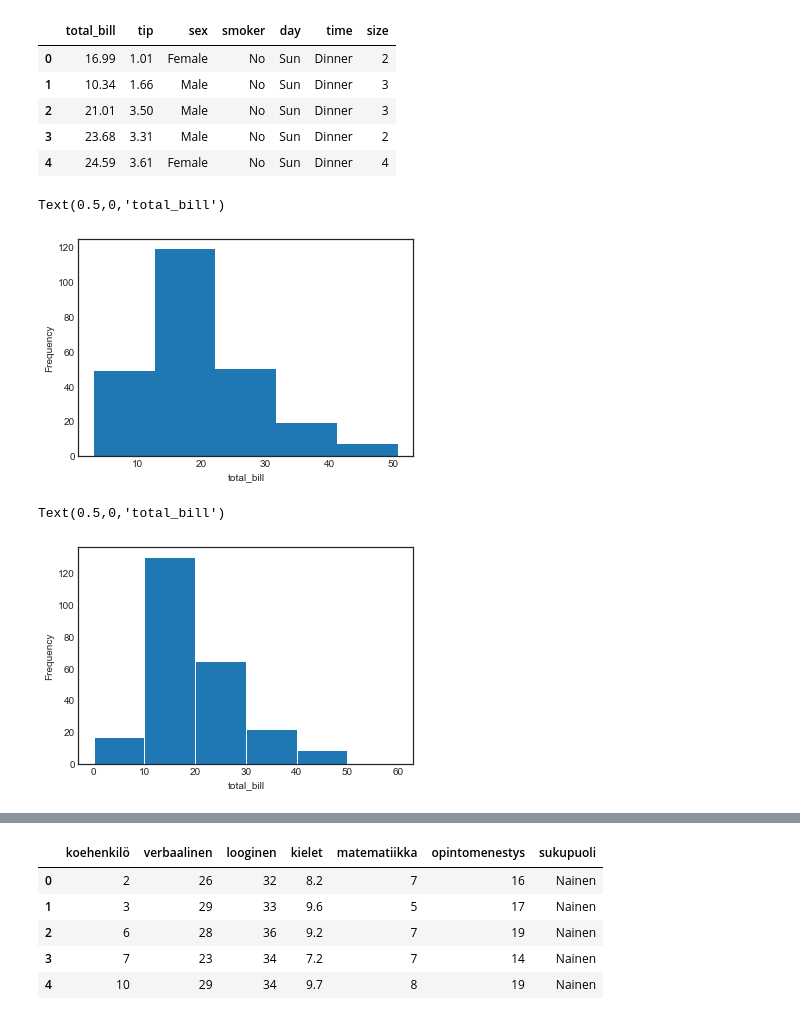
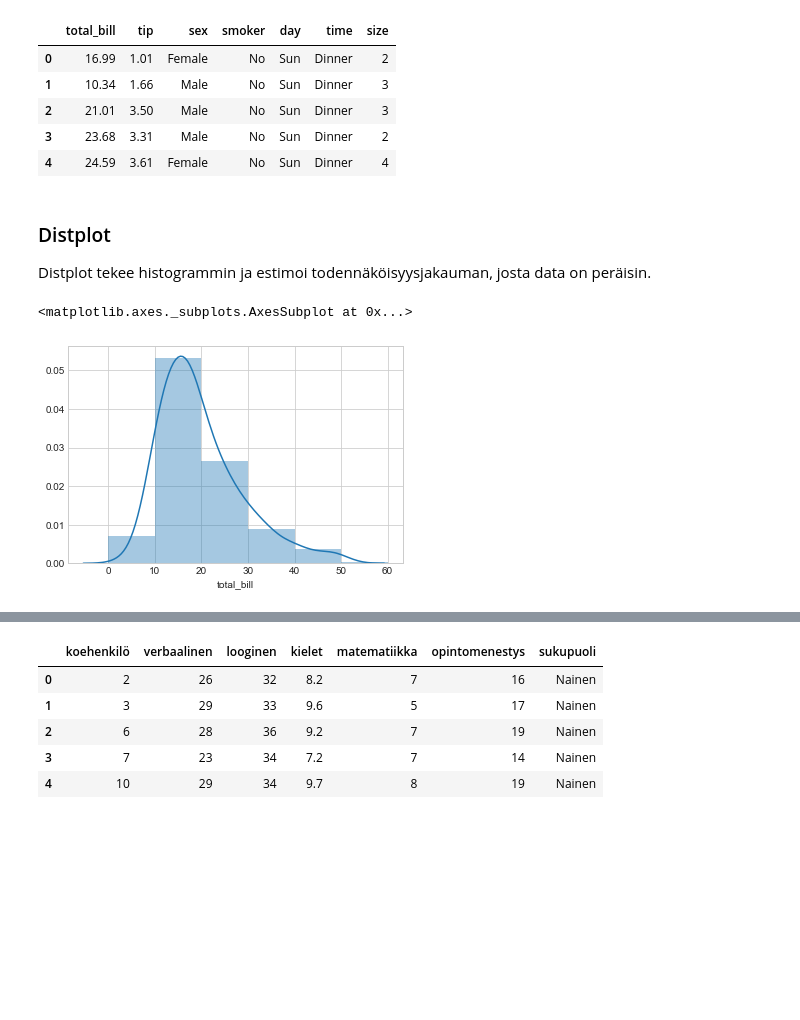
Before and after one commit to taanila/tilastoapu, a Jupyter notebook: kuviot3.ipynb, the cells around one changed output, grey strips where cells are left out. Saved outputs shown, nothing was run; the diff lists cells and outputs as text; code cells hidden in the pictures; blank space fills up the shorter version.

Commit message:
Seaborn-kirjaston kaavioita määrällisille muuttujille

```diff
--- a/kuviot3.ipynb
+++ b/kuviot3.ipynb
@@ -1,10 +9,10 @@
 # %%
 import pandas as pd
-import numpy as np
 import matplotlib.pyplot as plt
 import seaborn as sns
 %matplotlib inline
-plt.style.use('seaborn-white')
+
+plt.style.use('seaborn-whitegrid')
 # %%
 tips = sns.load_dataset('tips')
 tips.head()
@@ -15,15 +23,13 @@ tips.head()
 | 2 | 21.01 | 3.50 | Male | No | Sun | Dinner | 3 |
 | 3 | 23.68 | 3.31 | Male | No | Sun | Dinner | 2 |
 | 4 | 24.59 | 3.61 | Female | No | Sun | Dinner | 4 |
-# %%
-ax=tips['total_bill'].plot.hist(bins=5)
-ax.set_xlabel('total_bill')
-# %% [output]
-Text(0.5,0,'total_bill')
-[figure, removed]
+# %% [markdown]
+<h3>Distplot</h3>
+
+Distplot tekee histogrammin ja estimoi todennäköisyysjakauman, josta data on peräisin.
 # %%
-ax=tips['total_bill'].plot.hist(bins=[0,10,20,30,40,50,60], edgecolor='white')
-ax.set_xlabel('total_bill')
+#Poistan puuttuvat arvot dropna()-funktiolla
+sns.distplot(a=tips['total_bill'].dropna(), bins=[0,10,20,30,40,50,60])
 # %% [output]
-Text(0.5,0,'total_bill')
+<matplotlib.axes._subplots.AxesSubplot at 0x...>
-[figure, old version]
+[figure, new version]
```
Also changed, not shown: parts of 16 cells of this notebook.
